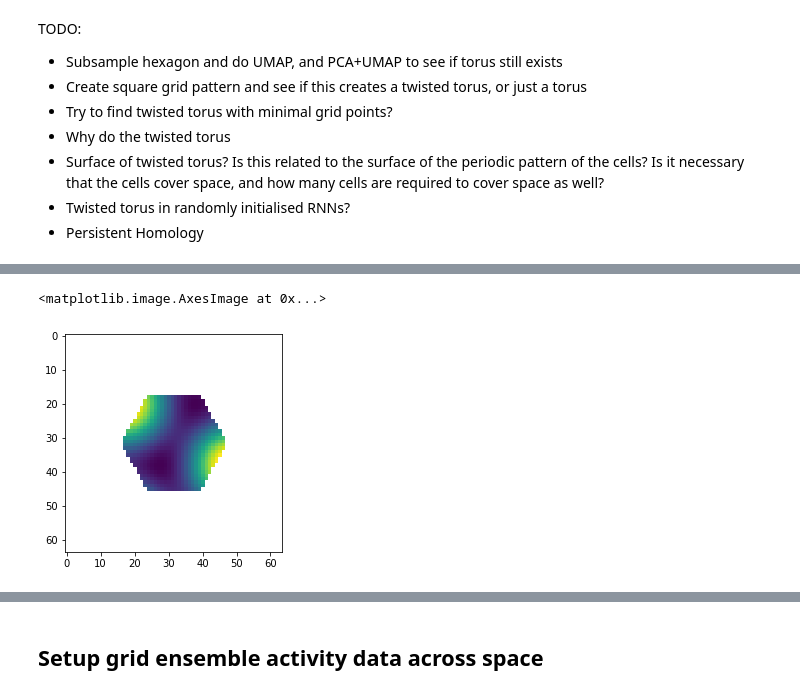
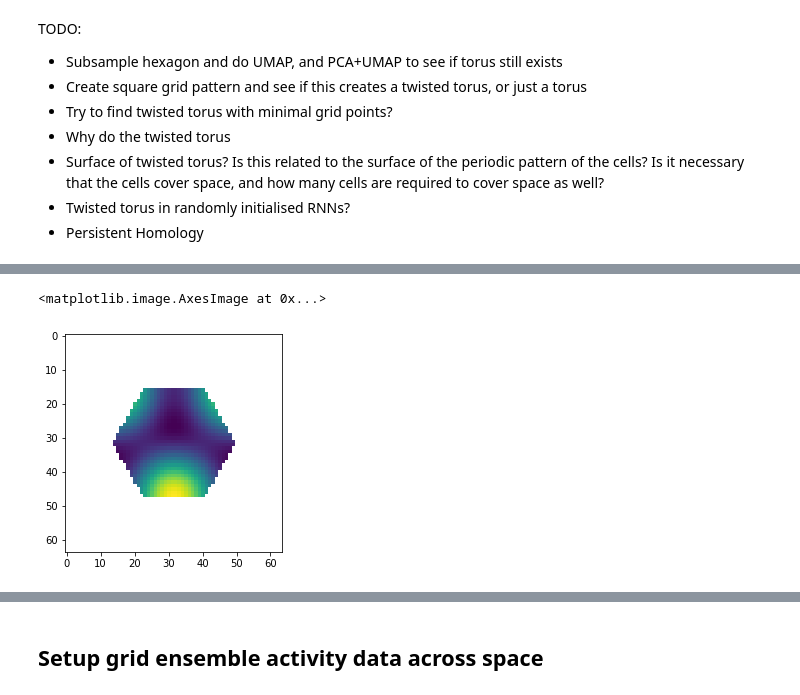
Before and after one commit to bioAI-Oslo/CI-grid-cells, a Jupyter notebook: dev/low-dim-Copy1.ipynb, the cells around one changed output, grey strips where cells are left out. Drawn from its saved outputs; the diff is of its cells as text; code cells hidden in the pictures.

```diff
--- a/dev/low-dim-Copy1.ipynb
+++ b/dev/low-dim-Copy1.ipynb
@@ -46,7 +46,7 @@ xx, yy = np.meshgrid(
 board = np.stack([xx, yy], axis=-1)
 
 # initialize grid module
-f = 2
+f = 1
 orientation_offset = 0
 center = np.zeros(2)
 
@@ -90,10 +113,10 @@ mask = gridmodule.period_mask(board)
 # %%
 masked_ratemaps = gridmodule.masked_ratemaps(board)
 # %%
-plt.imshow(masked_ratemaps[0])
+plt.imshow(masked_ratemaps[1][::-1].T)
 # %% [output]
 <matplotlib.image.AxesImage at 0x...>
-[figure, old version]
+[figure, new version]
 # %%
 # sanity check for uniformedness
 plt.close()
```
Also changed, not shown: parts of 17 cells of this notebook, 16 other files.
